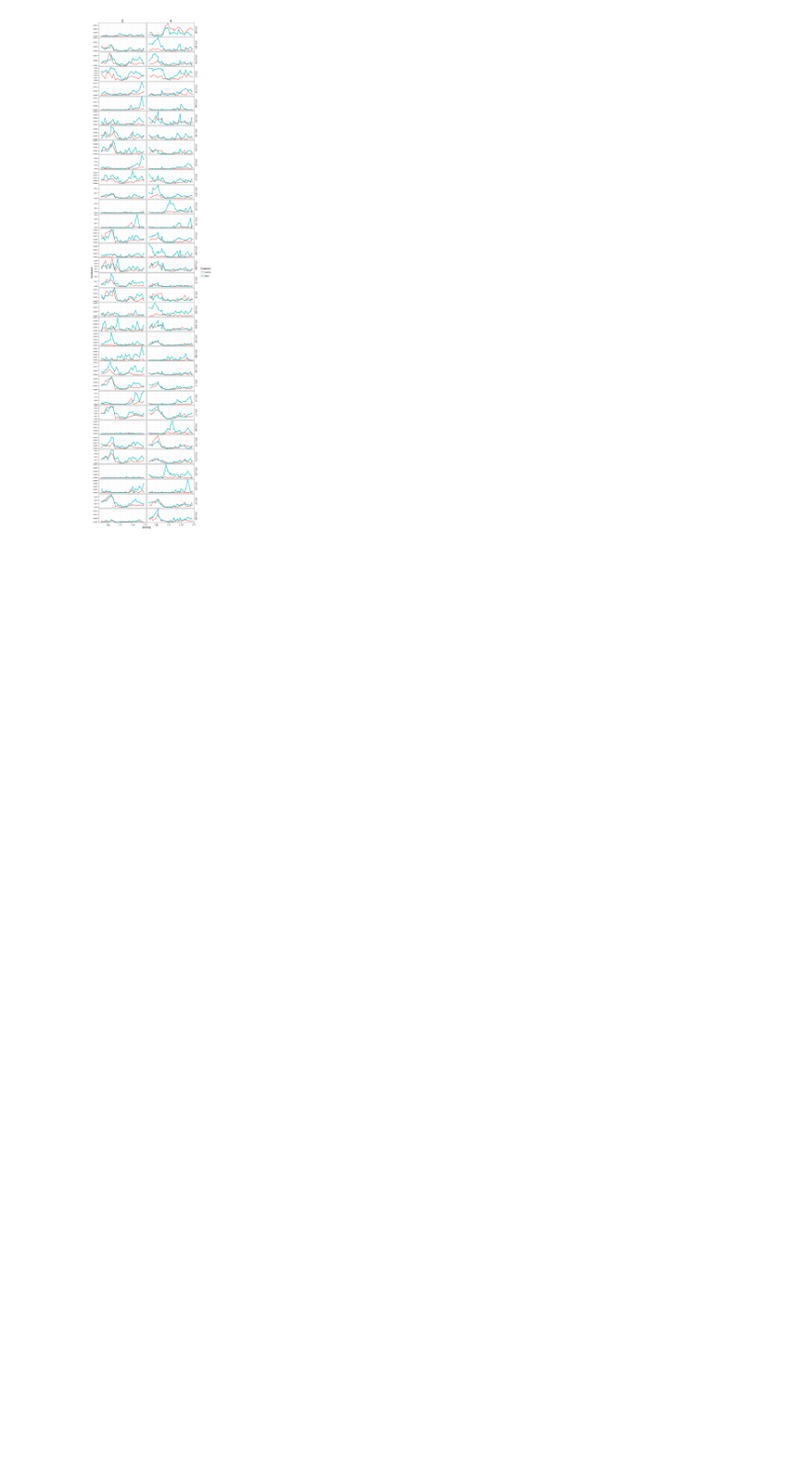
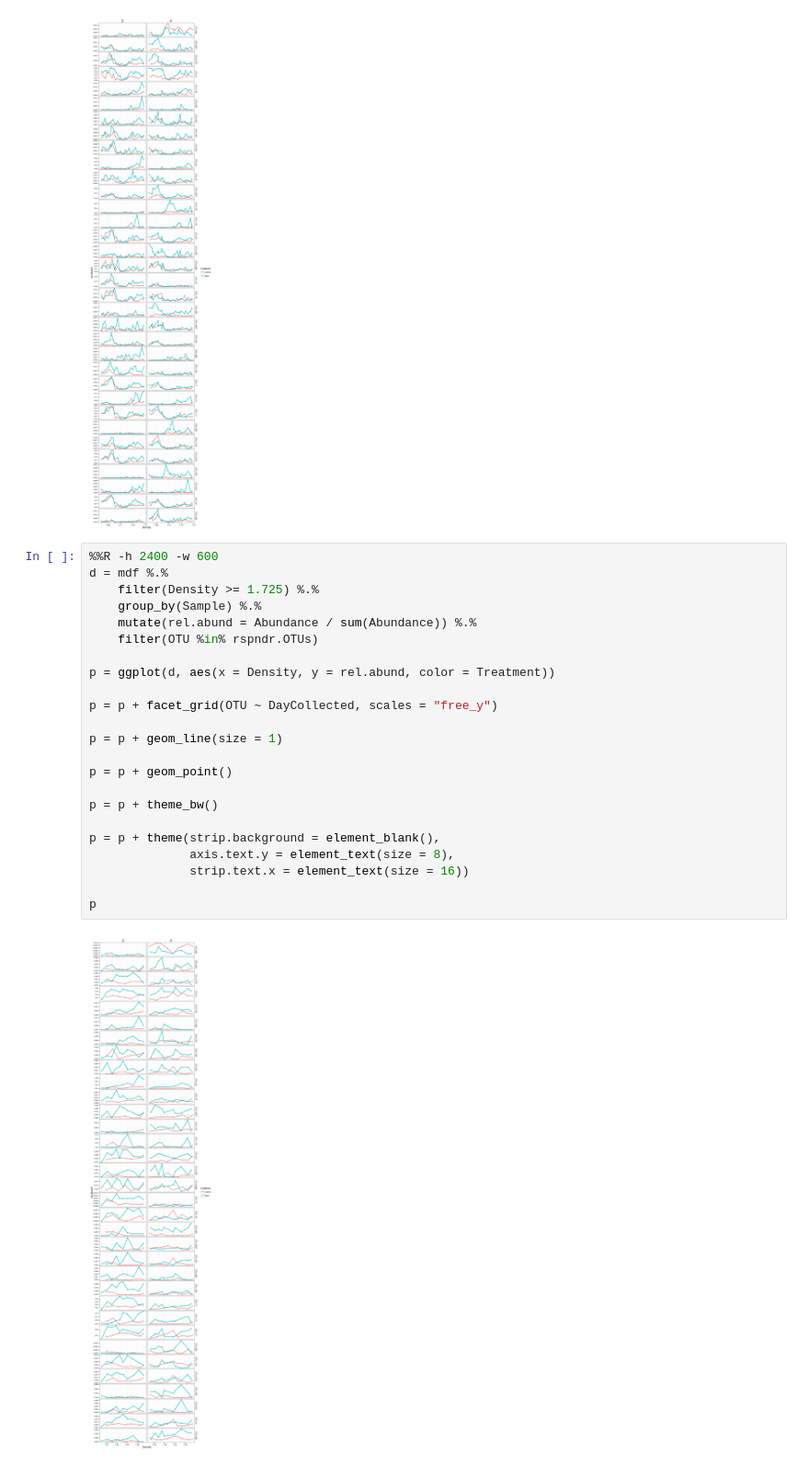
Before and after one commit to chuckpr/NSIP_data_analysis, a Jupyter notebook: figures_and_stats/density_profiles.ipynb, the cells around one changed output. Shown at 92% size. Saved outputs shown, nothing was run; the diff lists cells and outputs as text; blank space fills up the shorter version.

```diff
--- a/figures_and_stats/density_profiles.ipynb
+++ b/figures_and_stats/density_profiles.ipynb
@@ -75,3 +75,28 @@ p = p + theme(strip.background = element_blank(),
 p
 # %% [output]
 [figure]
+# %%
+%%R -h 2400 -w 600
+d = mdf %.%
+    filter(Density >= 1.725) %.%
+    group_by(Sample) %.%
+    mutate(rel.abund = Abundance / sum(Abundance)) %.%
+    filter(OTU %in% rspndr.OTUs)
+
+p = ggplot(d, aes(x = Density, y = rel.abund, color = Treatment))
+
+p = p + facet_grid(OTU ~ DayCollected, scales = "free_y")
+
+p = p + geom_line(size = 1)
+
+p = p + geom_point()
+
+p = p + theme_bw()
+
+p = p + theme(strip.background = element_blank(),
+              axis.text.y = element_text(size = 8),
+              strip.text.x = element_text(size = 16))
+
+p
+# %% [output]
+[figure, added]
```
